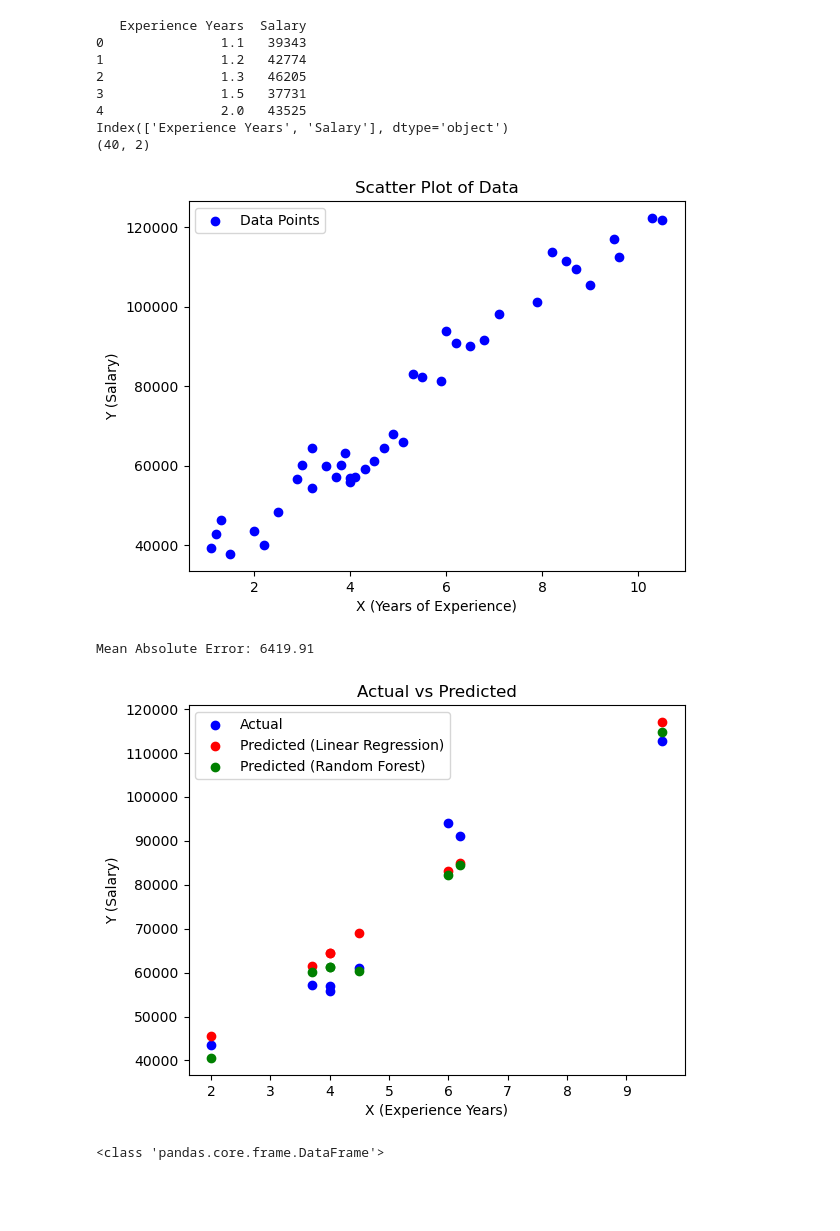
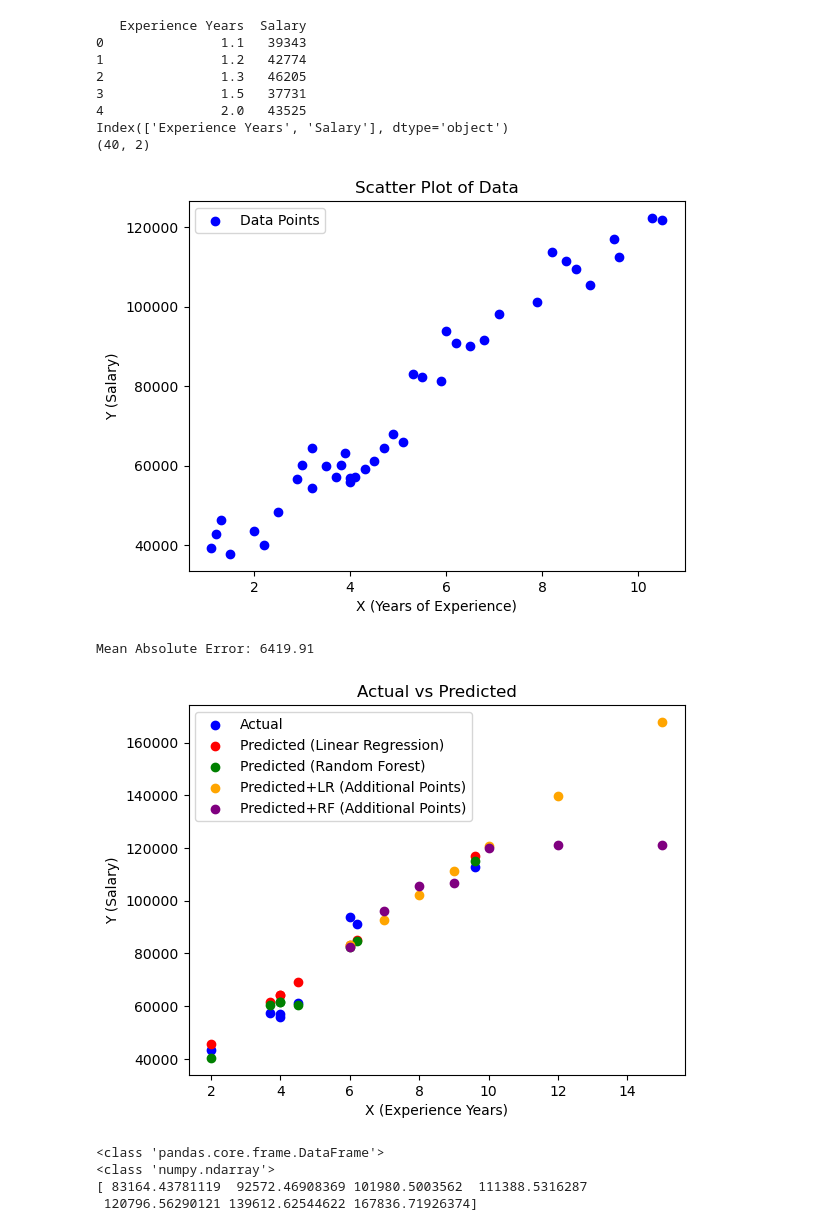
Before and after one commit to gourangakole/something_intresting, a Jupyter notebook: SimpleRegression_1.ipynb, the cells around one changed output. Cells and saved outputs as stored; diff of their text form; code cells hidden in the pictures; blank space fills up the shorter version.

```diff
--- a/SimpleRegression_1.ipynb
+++ b/SimpleRegression_1.ipynb
@@ -1,5 +1,6 @@
 # %%
 import pandas as pd
+import numpy as np
 import matplotlib.pyplot as plt
 from sklearn.model_selection import train_test_split
 from sklearn.linear_model import LinearRegression
@@ -27,6 +28,7 @@ plt.show()
 # Step 3: Train a Model for Prediction
 # Define Features (X) and Target (Y)
 X = df[["Experience Years"]]  # Assuming 'X' is the feature
+#If you want multiple features, modify X = df[["Feature1", "Feature2"]]
 Y = df["Salary"]    # Assuming 'Y' is the target
 
 # Split data into training & testing sets
@@ -43,35 +45,54 @@ model2.fit(X_train, Y_train)
 # Make Predictions
 Y_pred = model.predict(X_test)
 
 # Make Predictions
 Y_pred2 = model2.predict(X_test)
 
 # Evaluate Model
 mae = mean_absolute_error(Y_test, Y_pred)
 print(f"Mean Absolute Error: {mae:.2f}")
 
+
+
+# Evaluate Model for additional points
+X_test_new = np.array([6, 7, 8, 9, 10, 12, 15]).reshape(-1, 1)
+Y_pred_new = model.predict(X_test_new)
+
+Y_pred_new2 = model2.predict(X_test_new)
+
+
 # Plot Predictions
 plt.scatter(X_test, Y_test, color="blue", label="Actual")
 plt.scatter(X_test, Y_pred, color="red", label="Predicted (Linear Regression)")
 plt.scatter(X_test, Y_pred2, color="green", label="Predicted (Random Forest)")
+plt.scatter(X_test_new, Y_pred_new, color="orange", label="Predicted+LR (Additional Points)")
+plt.scatter(X_test_new, Y_pred_new2, color="purple", label="Predicted+RF (Additional Points)")
 plt.xlabel("X (Experience Years)")
 plt.ylabel("Y (Salary)")
 plt.title("Actual vs Predicted")
 plt.legend()
 plt.show()
 # %% [output]
    Experience Years  Salary
 0               1.1   39343
 1               1.2   42774
 2               1.3   46205
 3               1.5   37731
 4               2.0   43525
 Index(['Experience Years', 'Salary'], dtype='object')
 (40, 2)
 [figure]
 Mean Absolute Error: 6419.91
-[figure, old version]
+[figure, new version]
-# %%
-print (type(X_test))
-# %% [output]
-<class 'pandas.core.frame.DataFrame'>
+# %%
+print (type(X_test))
+X_test_new = np.array([6, 7, 8, 9, 10, 12, 15]).reshape(-1, 1)
+
+print (type(X_test_new))
+Y_pred_new = model.predict(X_test_new)
+print (Y_pred_new)
+# %% [output]
+<class 'pandas.core.frame.DataFrame'>
+<class 'numpy.ndarray'>
+[ 83164.43781119  92572.46908369 101980.5003562  111388.5316287
+ 120796.56290121 139612.62544622 167836.71926374]
```
Also changed, not shown: parts of 6 cells of this notebook.
